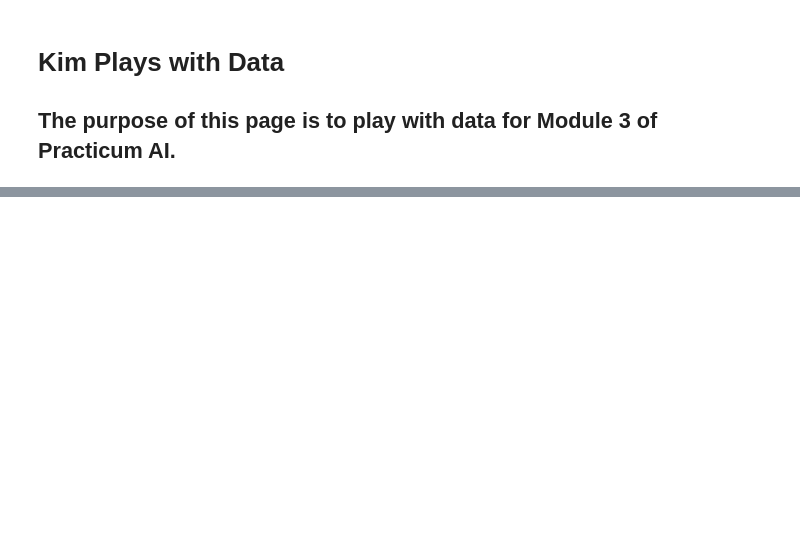
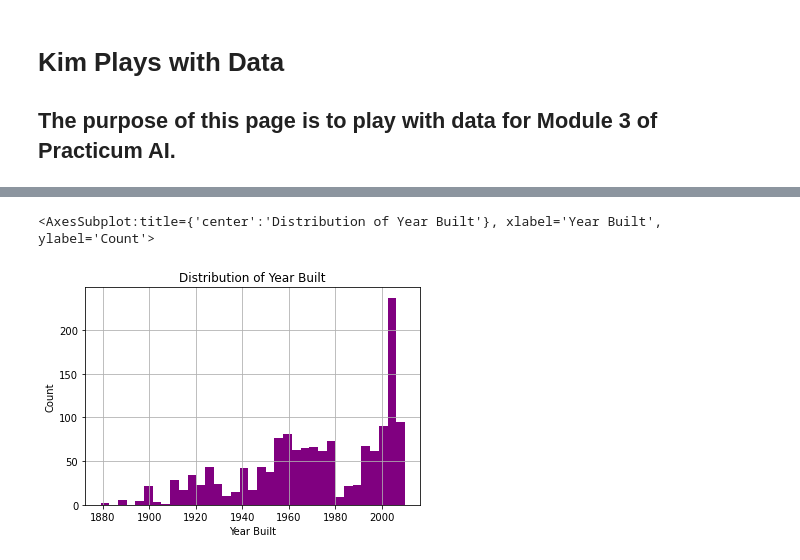
Before and after one commit to KGoughnour/python-for-ai, a Jupyter notebook: 03_playing_with_data1.ipynb, the cells around one changed output, grey strips where cells are left out. Saved outputs shown, nothing was run; the diff lists cells and outputs as text; code cells hidden in the pictures; blank space fills up the shorter version.

```diff
--- a/03_playing_with_data1.ipynb
+++ b/03_playing_with_data1.ipynb
@@ -10,0 +188,9 @@ FileNotFoundError: [Errno 2] No such file or directory: 'test.csv'
+# %%
+hist = df_test['YearBuilt'].hist(bins=35, color='purple')
+hist.set_title('Distribution of Year Built')
+hist.set_ylabel('Count')
+hist.set_xlabel('Year Built')
+display(hist)
+# %% [output]
+<AxesSubplot:title={'center':'Distribution of Year Built'}, xlabel='Year Built', ylabel='Count'>
+[figure, added]
```
Also changed, not shown: parts of 18 cells of this notebook, 1 other file.
